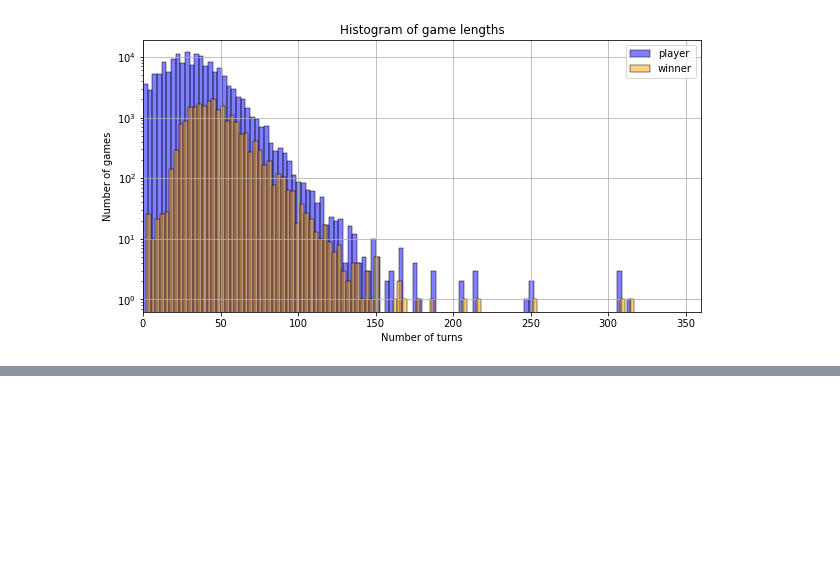
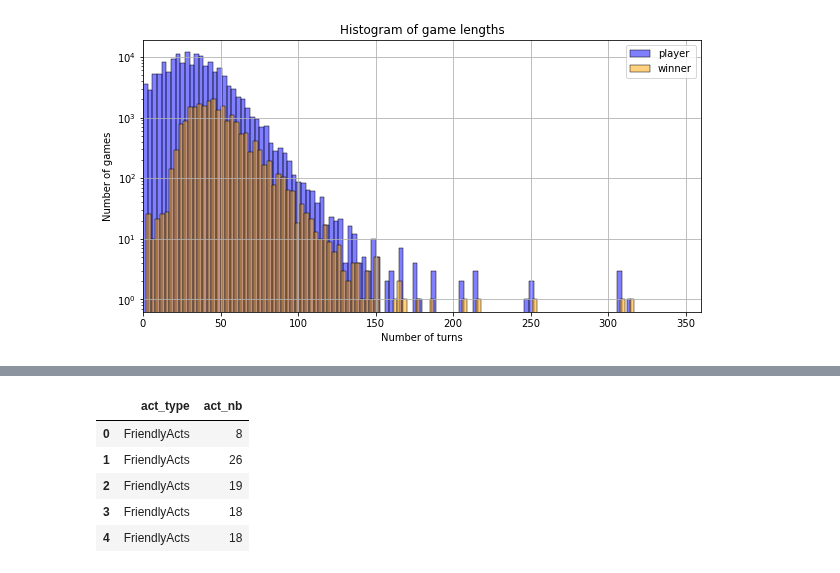
Before and after one commit to epfl-ada/ada-2020-project-milestone-p3-p3_chic, a Jupyter notebook: p4-part2.ipynb, the cells around one changed output, grey strips where cells are left out. Cells and saved outputs as stored; diff of their text form; code cells hidden in the pictures; blank space fills up the shorter version.

```diff
--- a/p4-part2.ipynb
+++ b/p4-part2.ipynb
@@ -353,0 +373,11 @@ plt.show()
+# %%
+games_features_melt = pd.melt(unfiltered_games_features, value_vars =['FriendlyActs', 'HostileActs'],
+                             var_name='act_type', value_name='act_nb')
+games_features_melt.head()
+# %% [output]
+|  | act_type | act_nb |
+| 0 | FriendlyActs | 8 |
+| 1 | FriendlyActs | 26 |
+| 2 | FriendlyActs | 19 |
+| 3 | FriendlyActs | 18 |
+| 4 | FriendlyActs | 18 |
```
Also changed, not shown: parts of 3 cells of this notebook, 1 other file.
